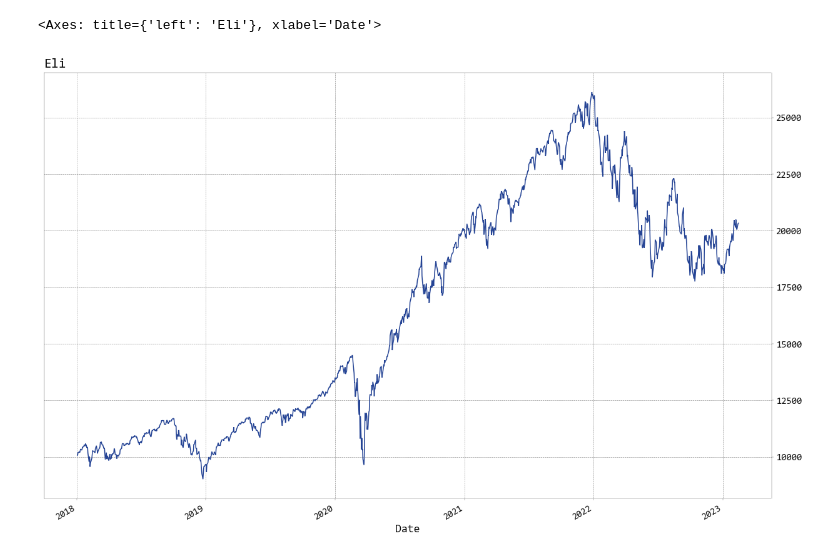
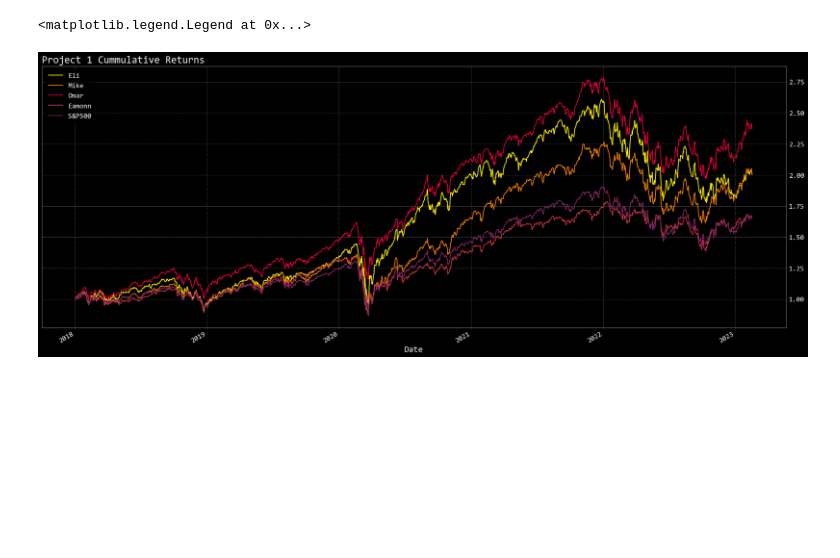
Before and after one commit to omarmoreta/Fintech_Project_1, a Jupyter notebook: Portfolios/Portfolio_Setup_Eli.ipynb, the cells around one changed output. Saved outputs shown, nothing was run; the diff lists cells and outputs as text; code cells hidden in the pictures; blank space fills up the shorter version.

```diff
--- a/Portfolios/Portfolio_Setup_Eli.ipynb
+++ b/Portfolios/Portfolio_Setup_Eli.ipynb
@@ -147,13 +150,26 @@ portfolio_std
 # %%
 # Lets Test Our Portfolios
 initial_investment = 10000
+# %%
+eli_cummulative_returns = (1 + my_portfolio_returns).cumprod()
+mike_cummulative_returns = (1 + mike_portfolio_returns).cumprod()
+omar_cummulative_returns = (1 + omar_portfolio_returns).cumprod()
+eamonn_cummulative_returns = (1 + eamonn_portfolio_returns).cumprod()
+sap_cummulative_returns = (1 + sap_daily_returns).cumprod()
+
+ax = eli_cummulative_returns.plot(title = "Project 1 Cummulative Returns", figsize = (25,10))
+mike_cummulative_returns.plot(ax=ax)
+omar_cummulative_returns.plot(ax=ax)
+eamonn_cummulative_returns.plot(ax=ax)
+sap_cummulative_returns.plot(ax=ax)
+ax.legend(["Eli","Mike","Omar","Eamonn","S&P500"])
+# %% [output]
+<matplotlib.legend.Legend at 0x...>
+[figure, added]
 # %%
-cummulative_returns = (1 + my_portfolio_returns).cumprod()
-(initial_investment * cummulative_returns).plot(
-    title = "Eli",
-    figsize = (15, 10)
-)
+# omar_cummulative_returns = (1 + omar_portfolio_returns).cumprod()
+# (initial_investment * cummulative_returns).plot(
+#     title = "Omar",
+#     figsize = (15, 10)
+# )
-# %% [output]
-<Axes: title={'left': 'Eli'}, xlabel='Date'>
-[figure, removed]
 # %%
```
Also changed, not shown: parts of 12 cells of this notebook, 1 other file.
